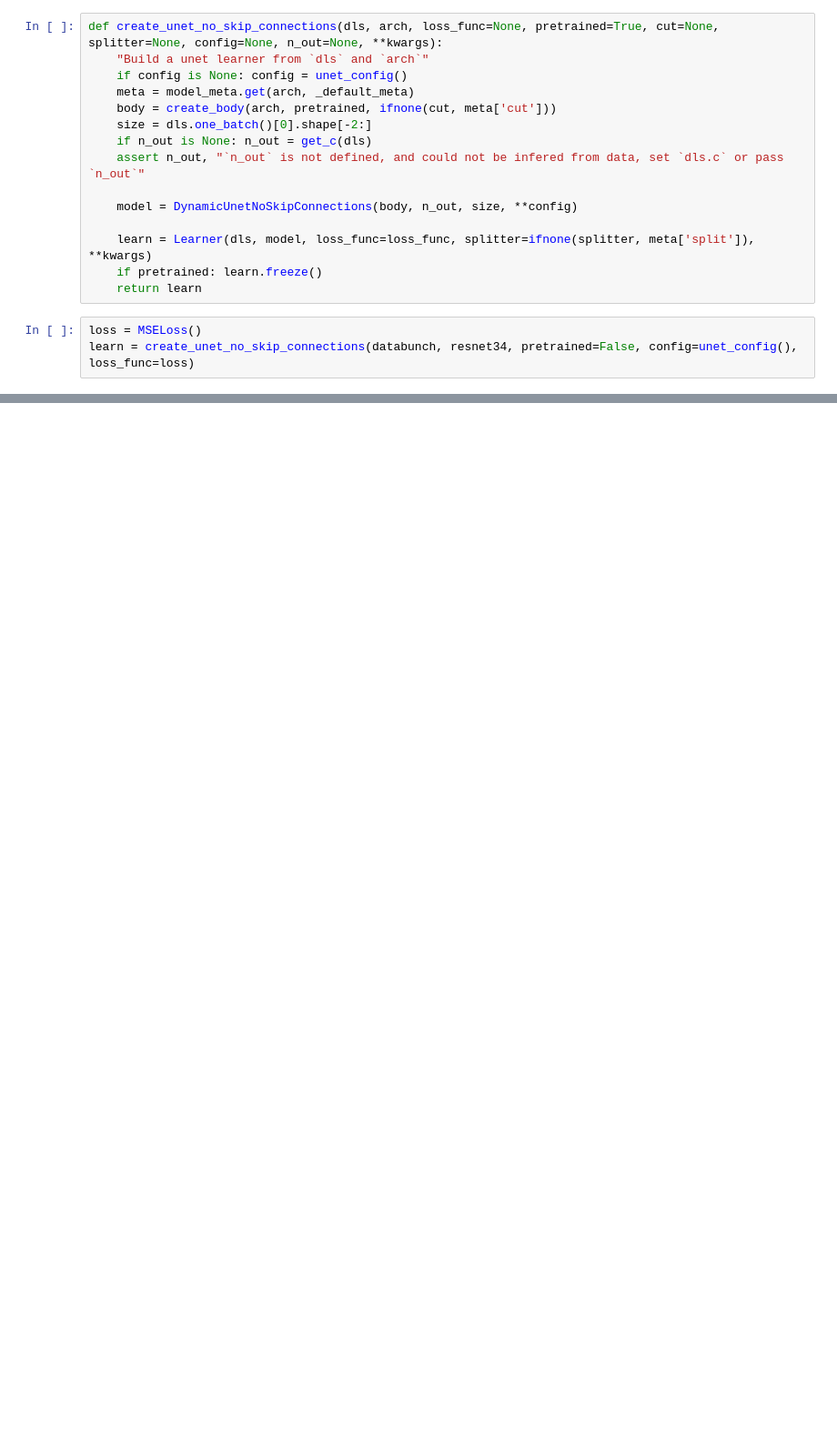
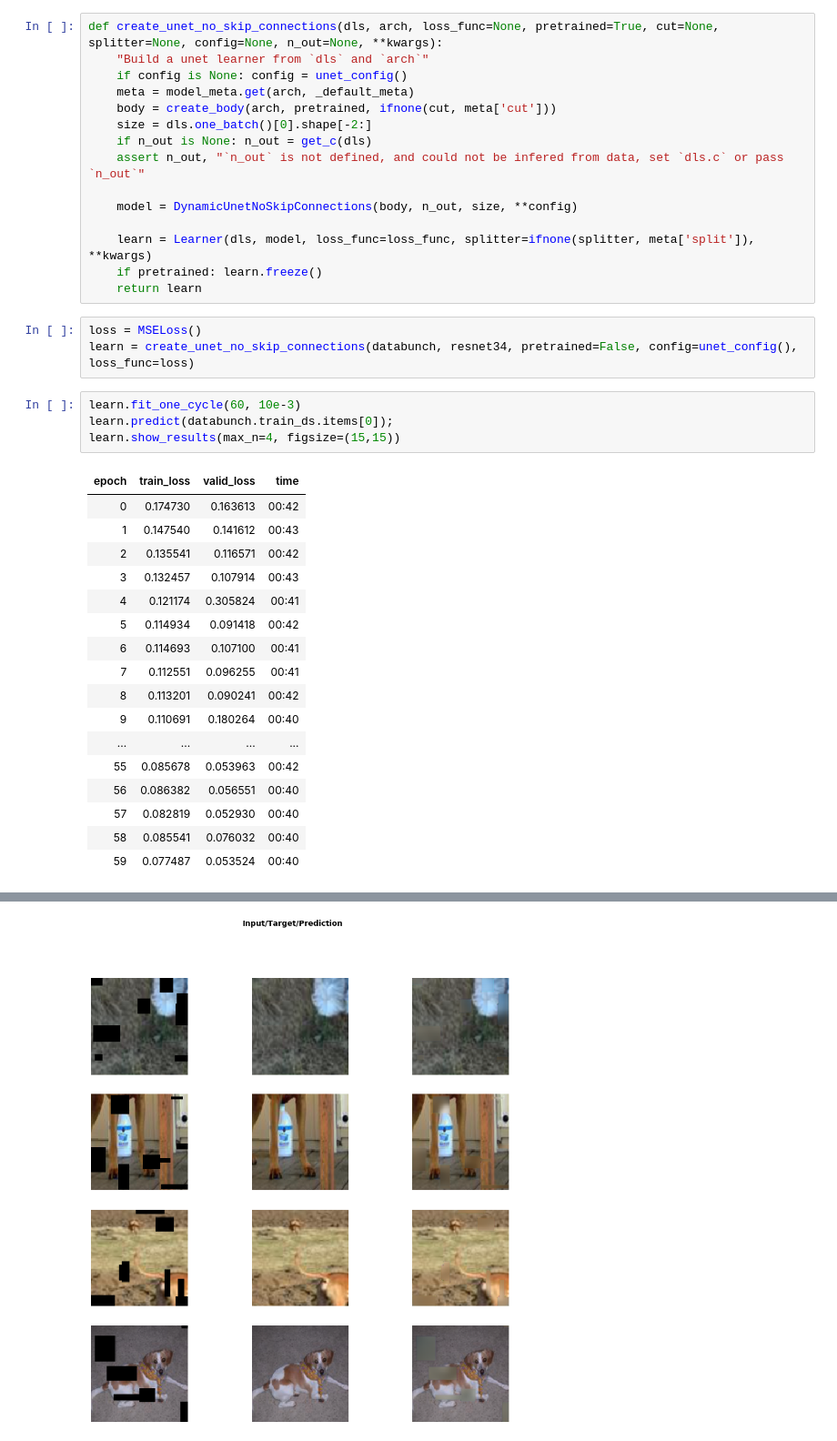
Before and after one commit to JoshVarty/SelfSupervisedLearning, a Jupyter notebook: 04_ImprovingPretextTask.ipynb, the cells around one changed output, grey strips where cells are left out. Shown: that part at 91% size. Cells and saved outputs as stored; diff of their text form; blank space fills up the shorter version.

```diff
--- a/04_ImprovingPretextTask.ipynb
+++ b/04_ImprovingPretextTask.ipynb
@@ -176,3 +176,25 @@ def create_unet_no_skip_connections(dls, arch, loss_func=None, pretrained=True,
 # %%
 loss = MSELoss()
 learn = create_unet_no_skip_connections(databunch, resnet34, pretrained=False, config=unet_config(), loss_func=loss)
+# %%
+learn.fit_one_cycle(60, 10e-3)
+learn.predict(databunch.train_ds.items[0]);
+learn.show_results(max_n=4, figsize=(15,15))
+# %% [output]
+| epoch | train_loss | valid_loss | time |
+| 0 | 0.174730 | 0.163613 | 00:42 |
+| 1 | 0.147540 | 0.141612 | 00:43 |
+| 2 | 0.135541 | 0.116571 | 00:42 |
+| 3 | 0.132457 | 0.107914 | 00:43 |
+| 4 | 0.121174 | 0.305824 | 00:41 |
+| 5 | 0.114934 | 0.091418 | 00:42 |
+| 6 | 0.114693 | 0.107100 | 00:41 |
+| 7 | 0.112551 | 0.096255 | 00:41 |
+| 8 | 0.113201 | 0.090241 | 00:42 |
+| 9 | 0.110691 | 0.180264 | 00:40 |
+| ... | ... | ... | ... |
+| 55 | 0.085678 | 0.053963 | 00:42 |
+| 56 | 0.086382 | 0.056551 | 00:40 |
+| 57 | 0.082819 | 0.052930 | 00:40 |
+| 58 | 0.085541 | 0.076032 | 00:40 |
+| 59 | 0.077487 | 0.053524 | 00:40 |
@@ -179,3 +203,4 @@ learn = create_unet_no_skip_connections(databunch, resnet34, pretrained=False, c
+[figure, added]
 # %%
 learn.lr_find()
 # %% [output]
```
Also changed, not shown: parts of 3 cells of this notebook.
